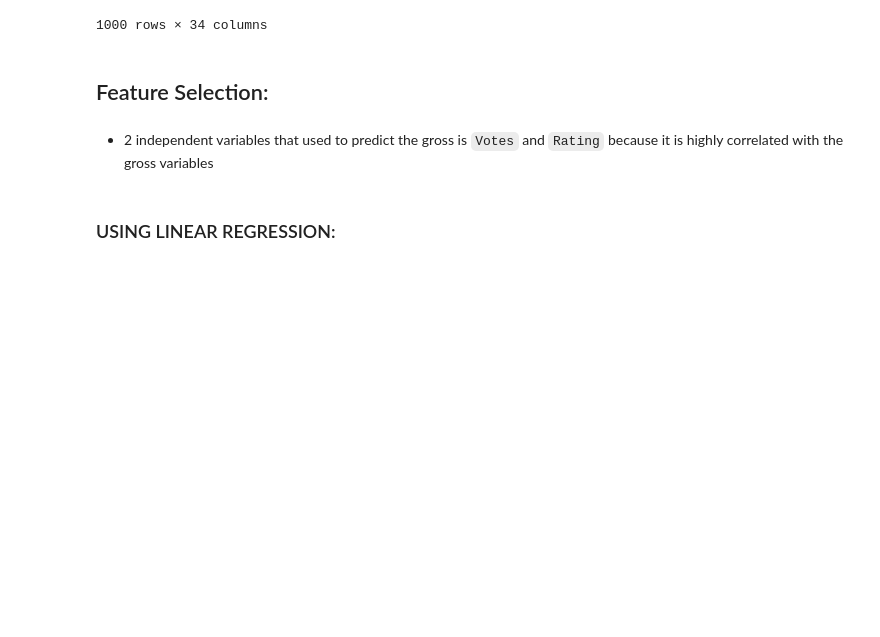
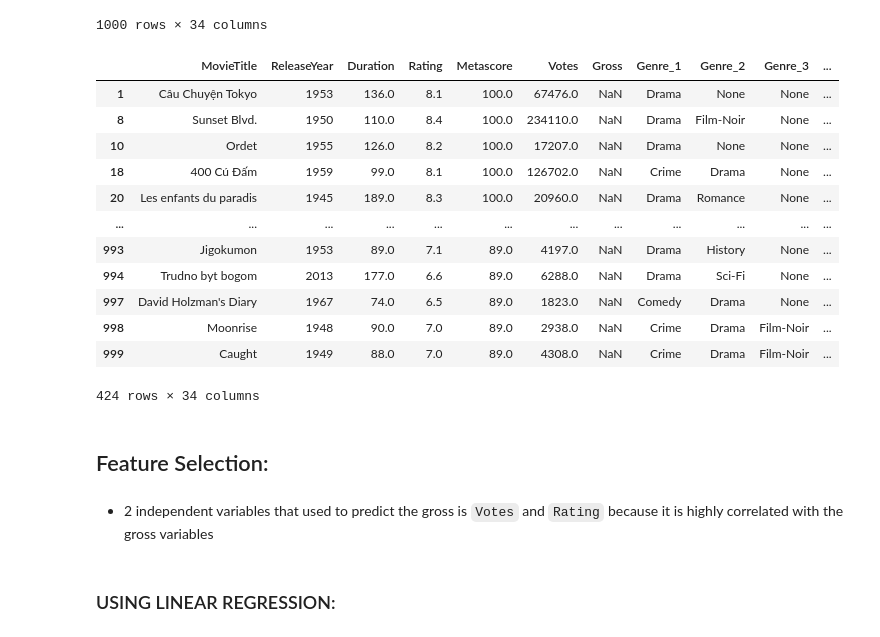
Before and after one commit to luongkhanhphuong2412/Movie_Recommedation_System, a Jupyter notebook: movie_modeling.ipynb, the cells around one changed output. Cells and saved outputs as stored; diff of their text form; code cells hidden in the pictures; blank space fills up the shorter version.

```diff
--- a/movie_modeling.ipynb
+++ b/movie_modeling.ipynb
@@ -282,6 +282,24 @@ df
 | 998 | Moonrise | 1948 | 90.0 | 7.0 | 89.0 | 2938.0 | NaN | Crime | Drama | Film-Noir | ... |
 | 999 | Caught | 1949 | 88.0 | 7.0 | 89.0 | 4308.0 | NaN | Crime | Drama | Film-Noir | ... |
 1000 rows × 34 columns
+# %%
+# Divide Gross column having null values in a new dataframe to apply the model.
+df_null_gross = df[df['Gross'].isnull()]
+df_null_gross
+# %% [output]
+|  | MovieTitle | ReleaseYear | Duration | Rating | Metascore | Votes | Gross | Genre_1 | Genre_2 | Genre_3 | ... |
+| 1 | Câu Chuyện Tokyo | 1953 | 136.0 | 8.1 | 100.0 | 67476.0 | NaN | Drama | None | None | ... |
+| 8 | Sunset Blvd. | 1950 | 110.0 | 8.4 | 100.0 | 234110.0 | NaN | Drama | Film-Noir | None | ... |
+| 10 | Ordet | 1955 | 126.0 | 8.2 | 100.0 | 17207.0 | NaN | Drama | None | None | ... |
+| 18 | 400 Cú Đấm | 1959 | 99.0 | 8.1 | 100.0 | 126702.0 | NaN | Crime | Drama | None | ... |
+| 20 | Les enfants du paradis | 1945 | 189.0 | 8.3 | 100.0 | 20960.0 | NaN | Drama | Romance | None | ... |
+| ... | ... | ... | ... | ... | ... | ... | ... | ... | ... | ... | ... |
+| 993 | Jigokumon | 1953 | 89.0 | 7.1 | 89.0 | 4197.0 | NaN | Drama | History | None | ... |
+| 994 | Trudno byt bogom | 2013 | 177.0 | 6.6 | 89.0 | 6288.0 | NaN | Drama | Sci-Fi | None | ... |
+| 997 | David Holzman's Diary | 1967 | 74.0 | 6.5 | 89.0 | 1823.0 | NaN | Comedy | Drama | None | ... |
+| 998 | Moonrise | 1948 | 90.0 | 7.0 | 89.0 | 2938.0 | NaN | Crime | Drama | Film-Noir | ... |
+| 999 | Caught | 1949 | 88.0 | 7.0 | 89.0 | 4308.0 | NaN | Crime | Drama | Film-Noir | ... |
+424 rows × 34 columns
 # %% [markdown]
 ## Feature Selection:
 # %% [markdown]
```
Also changed, not shown: parts of 31 cells of this notebook.
